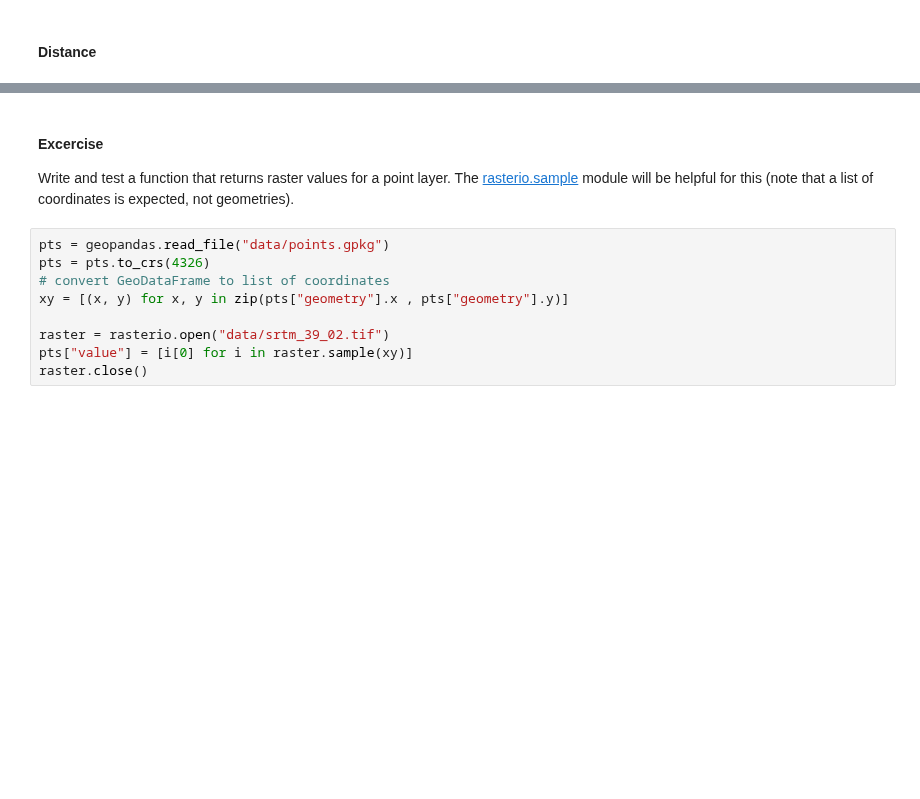
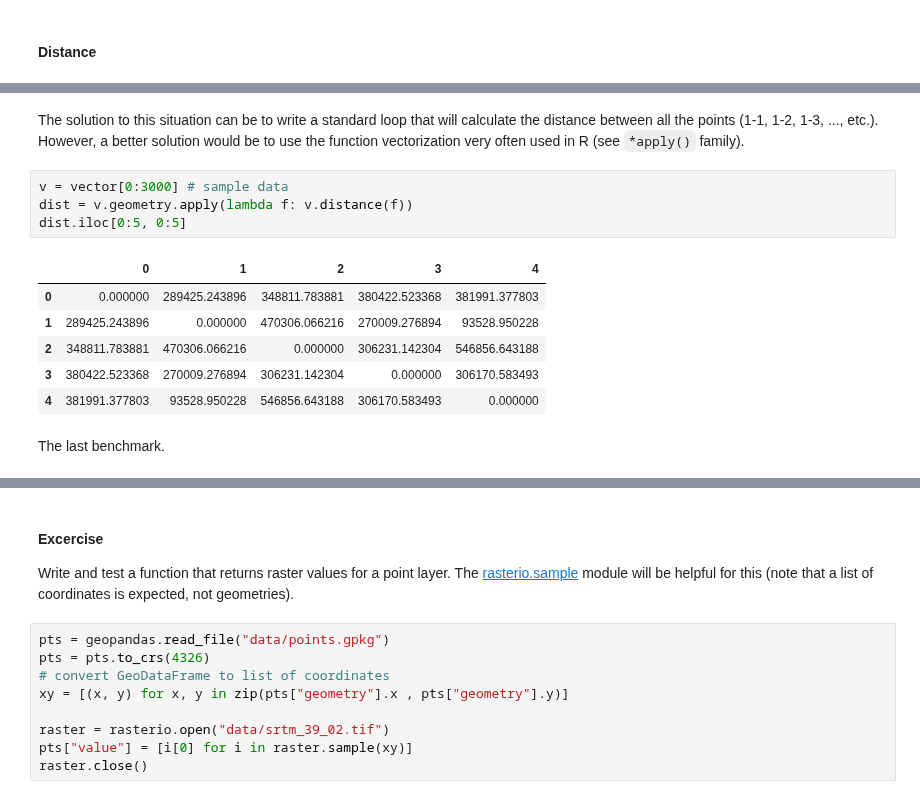
Before and after one commit to kadyb/OGH2022, a Jupyter notebook: Python.ipynb, the cells around one changed output, grey strips where cells are left out. Saved outputs shown, nothing was run; the diff lists cells and outputs as text; blank space fills up the shorter version.

```diff
--- a/Python.ipynb
+++ b/Python.ipynb
@@ -323,0 +401,16 @@ pts.to_file("data/points2.gpkg")
+# %% [markdown]
+The solution to this situation can be to write a standard loop that will calculate the distance between all the points (1-1, 1-2, 1-3, ..., etc.).
+However, a better solution would be to use the function vectorization very often used in R (see `*apply()` family).
+# %%
+v = vector[0:3000] # sample data
+dist = v.geometry.apply(lambda f: v.distance(f))
+dist.iloc[0:5, 0:5]
+# %% [output]
+|  | 0 | 1 | 2 | 3 | 4 |
+| 0 | 0.000000 | 289425.243896 | 348811.783881 | 380422.523368 | 381991.377803 |
+| 1 | 289425.243896 | 0.000000 | 470306.066216 | 270009.276894 | 93528.950228 |
+| 2 | 348811.783881 | 470306.066216 | 0.000000 | 306231.142304 | 546856.643188 |
+| 3 | 380422.523368 | 270009.276894 | 306231.142304 | 0.000000 | 306170.583493 |
+| 4 | 381991.377803 | 93528.950228 | 546856.643188 | 306170.583493 | 0.000000 |
+# %% [markdown]
+The last benchmark.
```
Also changed, not shown: parts of 25 cells of this notebook, 1 other file.
